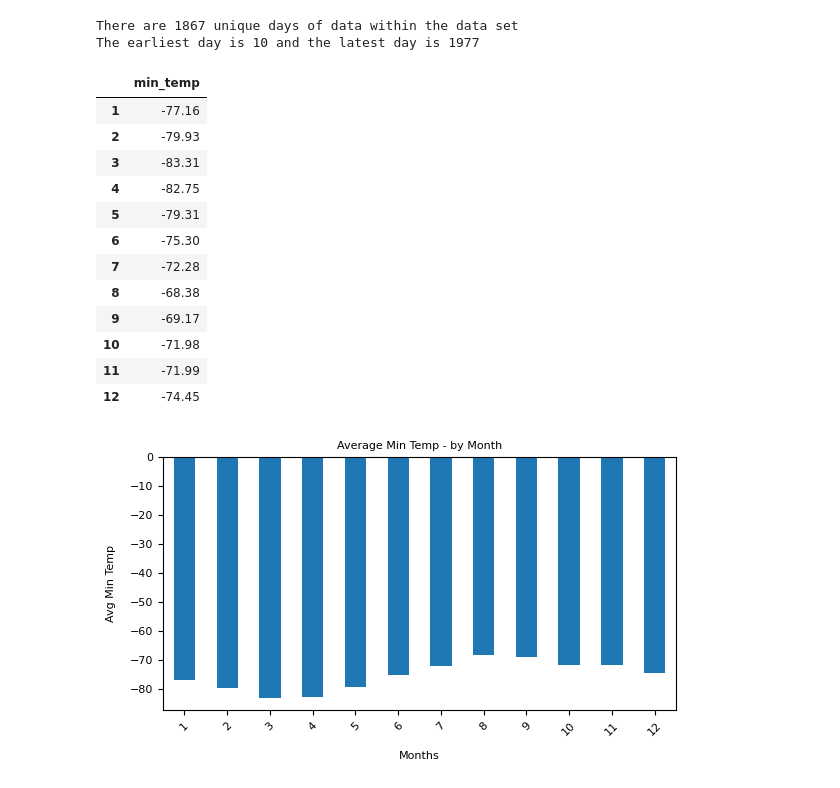
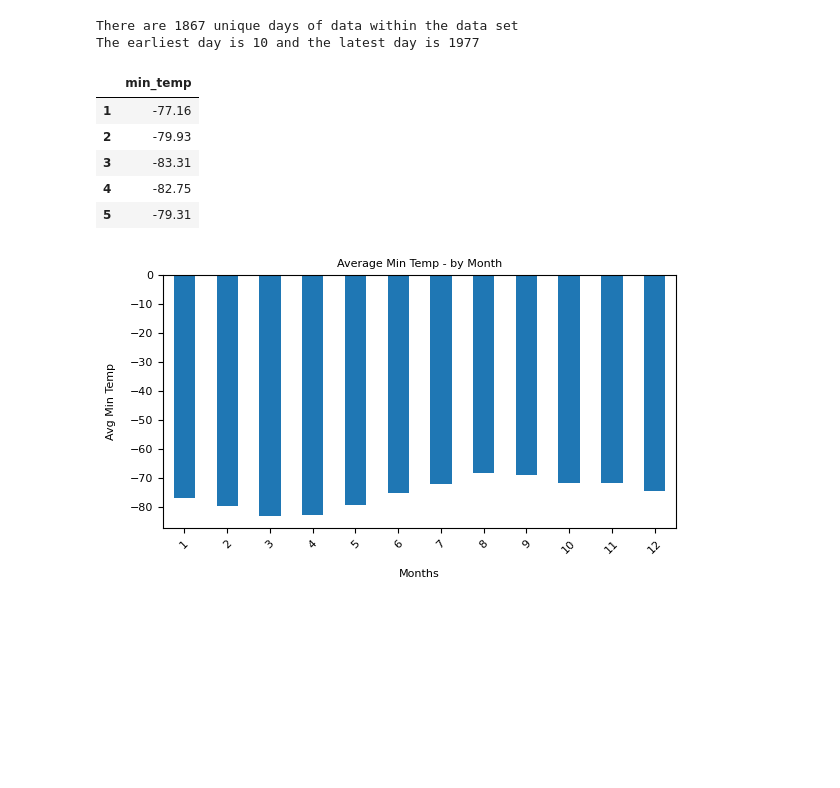
Before and after one commit to ericabgraboyes/mars-challenge, a Jupyter notebook: part_2_mars_weather_final.ipynb, the cells around one changed output. Cells and saved outputs as stored; diff of their text form; code cells hidden in the pictures; blank space fills up the shorter version.

```diff
--- a/part_2_mars_weather_final.ipynb
+++ b/part_2_mars_weather_final.ipynb
@@ -179,31 +172,24 @@ The earliest day is 10 and the latest day is 1977
 # %%
 # 3. What is the average low temperature by month?
 
 # generate series to calculate avg - min temp, group by month
 by_month = df_mars_temp.groupby(["month"]).mean()["min_temp"]
 by_month = round(by_month,2)
 
 # create dataframe based on series
 df_avg_min = pd.DataFrame(by_month)
 
 # format dataframe
 df_avg_min.index.name = None
 
-df_avg_min
+df_avg_min.head()
 # %% [output]
 |  | min_temp |
 | 1 | -77.16 |
 | 2 | -79.93 |
 | 3 | -83.31 |
 | 4 | -82.75 |
 | 5 | -79.31 |
-| 6 | -75.30 |
-| 7 | -72.28 |
-| 8 | -68.38 |
-| 9 | -69.17 |
-| 10 | -71.98 |
-| 11 | -71.99 |
-| 12 | -74.45 |
 # %%
 # Plot the average temperature by month
 min_temp = plt.figure("min_temp")
```
Also changed, not shown: parts of 9 cells of this notebook.
